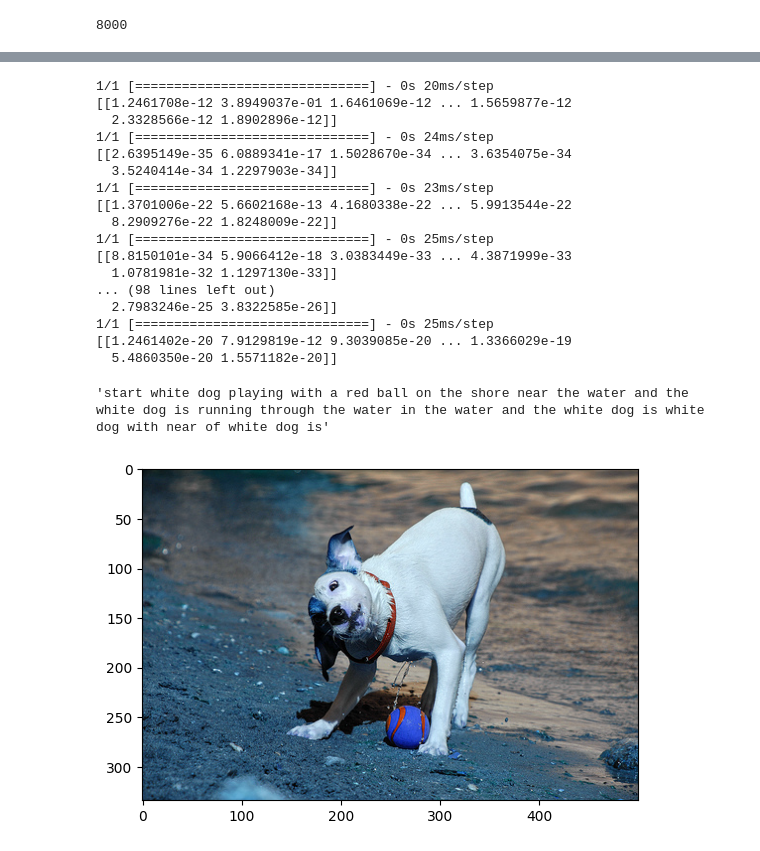
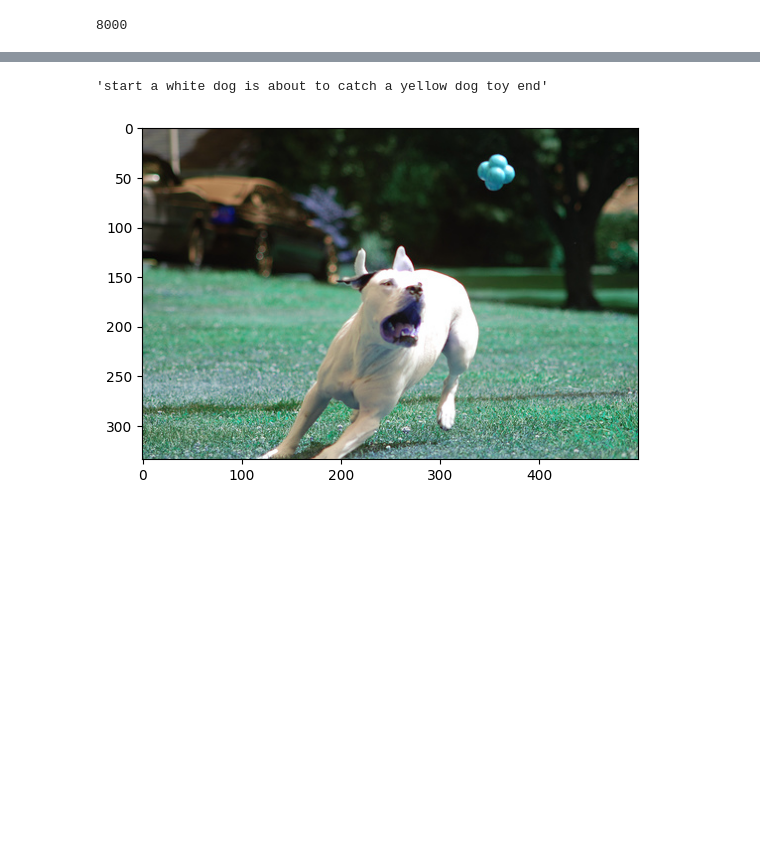
Before and after one commit to avinash84319/Image-captioning, a Jupyter notebook: train.ipynb, the cells around one changed output, grey strips where cells are left out. Cells and saved outputs as stored; diff of their text form; code cells hidden in the pictures; blank space fills up the shorter version.

Commit message:
final model working

```diff
--- a/train.ipynb
+++ b/train.ipynb
@@ -87,7 +87,7 @@ def tokenize(sequence):
         n_gram_sequence=sequence[:j+1]
         input_sequence.append(n_gram_sequence)
 
-    input_sequences=np.array(pad_sequences(input_sequence,maxlen=39,padding='pre'))
+    input_sequences=np.array(pad_sequences(input_sequence,maxlen=40,padding='pre'))
 
     xs = input_sequences[:,:-1]
     labels = input_sequences[:,-1]
@@ -98,7 +98,7 @@ def getdata(data):
     xs,labels=tokenize(data)
     xs=np.array(xs)
     labels=np.array(labels)
-    img=captions[captions['caption']==data[0][6:]]['image']
+    img=captions[captions['caption']==data[0][6:-4]]['image']
     img=cv2.imread('Images/'+img.iloc[0])
     img=cv2.resize(img,(224,224))
     img=img/255.0
@@ -126,7 +146,7 @@ def create_dataset(n):
 # %%
 from tensorflow.keras.layers import Input,Embedding,LSTM,Dense,Conv2D,MaxPooling2D,Flatten,Dropout,concatenate,add,Reshape
 # %%
-max_length=39
+max_length=40
 # %%
 input1 = Input(shape=(224,224,3))
 input2 = Input(shape=(max_length,))
@@ -254,10 +274,9 @@ def predict(image,tokenizer,model):
     in_text='start'
     for i in range(38):
         sequence=tokenizer.texts_to_sequences([in_text])[0]
-        sequence=pad_sequences([sequence],maxlen=39,padding='pre')
+        sequence=pad_sequences([sequence],maxlen=40,padding='pre')
         sequence=np.array(sequence)
-        y=model.predict([sequence,img])
-        print(y)
+        y=model.predict([sequence,img],verbose=0)
         y=np.argmax(y)
         word=''
         for word,index in tokenizer.word_index.items():
@@ -265,30 +284,13 @@ def predict(image,tokenizer,model):
                 word=word
                 break
         in_text+=' '+word
-        if word=='endseq':
+        if word=='end':
             break
     return in_text
 # %%
-predict('./Images/1012212859_01547e3f17.jpg',tokenizer,model)
+predict('./Images/1019604187_d087bf9a5f.jpg',tokenizer,model)
 # %% [output]
-1/1 [==============================] - 0s 20ms/step
-[[1.2461708e-12 3.8949037e-01 1.6461069e-12 ... 1.5659877e-12
-  2.3328566e-12 1.8902896e-12]]
-1/1 [==============================] - 0s 24ms/step
-[[2.6395149e-35 6.0889341e-17 1.5028670e-34 ... 3.6354075e-34
-  3.5240414e-34 1.2297903e-34]]
-1/1 [==============================] - 0s 23ms/step
-[[1.3701006e-22 5.6602168e-13 4.1680338e-22 ... 5.9913544e-22
-  8.2909276e-22 1.8248009e-22]]
-1/1 [==============================] - 0s 25ms/step
-[[8.8150101e-34 5.9066412e-18 3.0383449e-33 ... 4.3871999e-33
-  1.0781981e-32 1.1297130e-33]]
-... (98 lines left out)
-  2.7983246e-25 3.8322585e-26]]
-1/1 [==============================] - 0s 25ms/step
-[[1.2461402e-20 7.9129819e-12 9.3039085e-20 ... 1.3366029e-19
-  5.4860350e-20 1.5571182e-20]]
+'start a white dog is about to catch a yellow dog toy end'
-'start white dog playing with a red ball on the shore near the water and the white dog is running through the water in the water and the white dog is white dog with near of white dog is'
-[figure, old version]
+[figure, new version]
 # %%
 model.save('model.h5')
```
Also changed, not shown: parts of 9 cells of this notebook, 2 other files.
